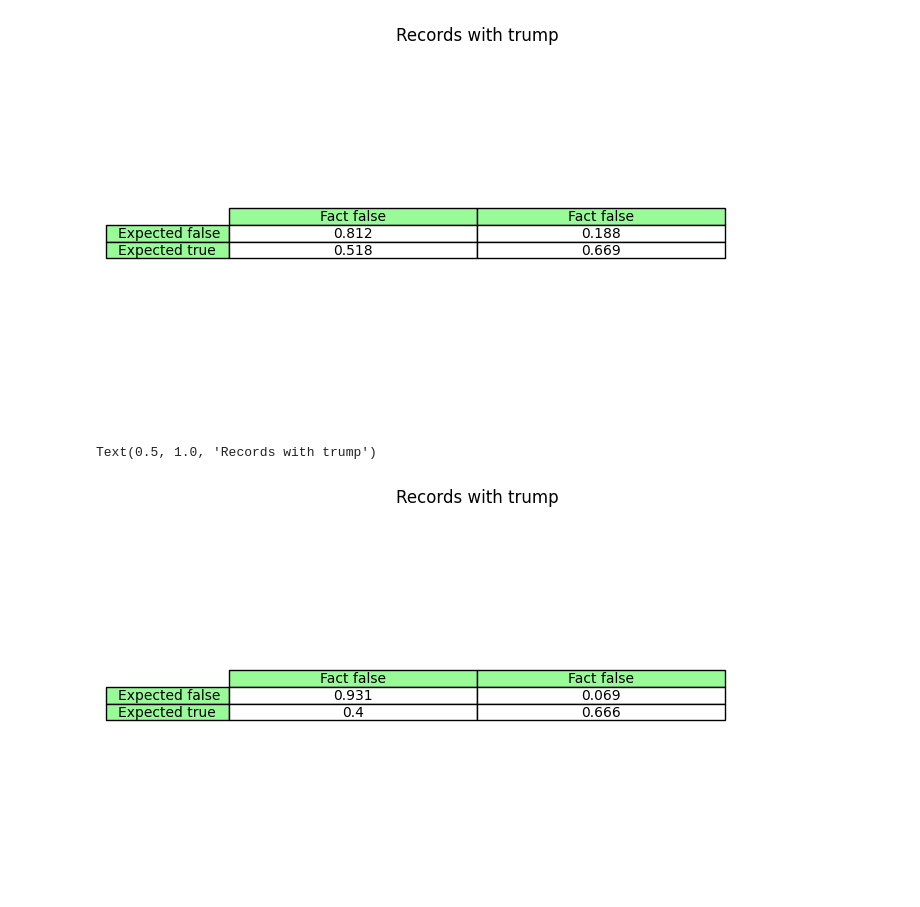
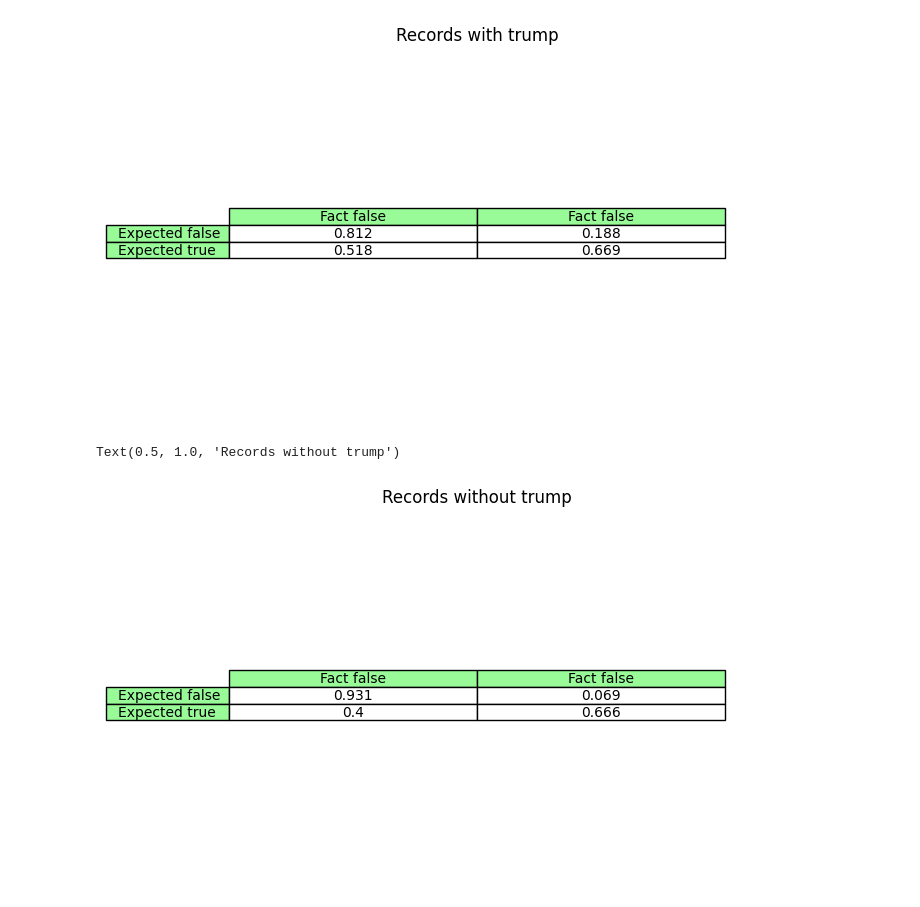
Before and after one commit to me3eh/-Bar-BoRoSa, a Jupyter notebook: model/data/fairness_metrics.ipynb, the cells around one changed output. Cells and saved outputs as stored; diff of their text form; code cells hidden in the pictures.

```diff
--- a/model/data/fairness_metrics.ipynb
+++ b/model/data/fairness_metrics.ipynb
@@ -302,24 +310,24 @@ Text(0.5, 1.0, 'Records with trump')
 # %%
 # ("All records", "TN", "FP", "FN", "TP")
 
 row_labels = ["Expected false", "Expected true"]
 column_labels = ["Fact false", "Fact false"]
 val2 = ["{:02X}".format(10 * i) for i in range(10)]
 val3 = [[without_trump[0][1], without_trump[0][3]],[without_trump[0][2], without_trump[0][4]]]
 val3 = [[item.round(3) for item in item2] for item2 in val3]
 
 fig, ax = pyplot.subplots()
 ax.set_axis_off()
 table = ax.table(
     cellText = val3,
     rowLabels = row_labels,
     colLabels = column_labels,
     rowColours =["palegreen"] * 2,
     colColours =["palegreen"] * 2,
     cellLoc ='center',
     loc ='center')
 
-ax.set_title('Records with trump')
+ax.set_title('Records without trump')
 # %% [output]
-Text(0.5, 1.0, 'Records with trump')
+Text(0.5, 1.0, 'Records without trump')
-[figure, old version]
+[figure, new version]
```
Also changed, not shown: parts of 1 cell of this notebook, 1 other file.
